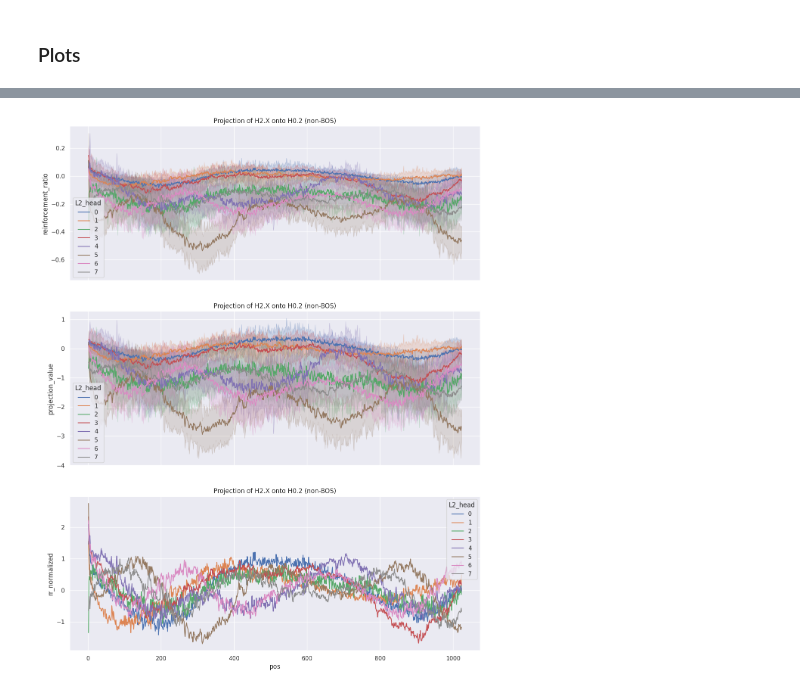
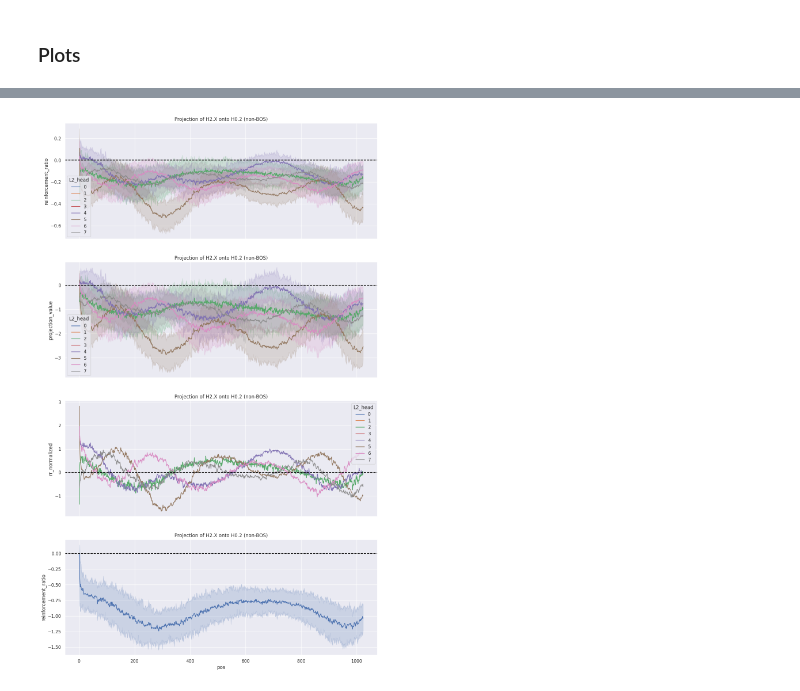
Before and after one commit to canrager/cleanup_nodes, a Jupyter notebook: notebooks/004-decompose-bos-nonbos.ipynb, the cells around one changed output, grey strips where cells are left out. Drawn from its saved outputs; the diff is of its cells as text; code cells hidden in the pictures.

```diff
--- a/notebooks/004-decompose-bos-nonbos.ipynb
+++ b/notebooks/004-decompose-bos-nonbos.ipynb
@@ -269,12 +271,12 @@ df
 # %% [markdown]
 ### Plots
 # %%
-fig, ax = plt.subplots(3, 1, figsize=(14, 18), sharex=True)
+fig, ax = plt.subplots(4, 1, figsize=(14, 4*6), sharex=True)
 
 # Filter dataframe to plot
 decomposition = "BOS-only"
-heads_to_include = [0,1,2,3,4,5,6,7]
-# heads_to_include = [2,3,4,5,6,7]
+# heads_to_include = [0,1,2,3,4,5,6,7]
+heads_to_include = [2,4,5,6,7]
 
 filtered_df = (
     df.query("L2_head in @heads_to_include")
@@ -312,5 +314,19 @@ sns.lineplot(
     errorbar=None,
     ax=ax[2],
 )
-ax[2].set_title(f"Projection of H2.X onto H0.2 ({decomposition})");
+ax[2].set_title(f"Projection of H2.X onto H0.2 ({decomposition})")
+
+# Subplot 4
+sns.lineplot(
+    data=filtered_df.groupby(["batch", "pos"]).sum().reset_index(),  # sum over heads
+    x="pos",
+    y="reinforcement_ratio",
+    errorbar=("pi", 75),
+    ax=ax[3],
+)
+ax[3].set_title(f"Projection of sum(H2.X) onto H0.2 ({decomposition})")
+
+# Add zero hlines
+for i in range(4):
+    ax[i].axhline(0, color="black", linestyle="--")
 # %% [output]
@@ -318,10 +334,10 @@ ax[2].set_title(f"Projection of H2.X onto H0.2 ({decomposition})");
 # %%
-fig, ax = plt.subplots(3, 1, figsize=(14, 18), sharex=True)
+fig, ax = plt.subplots(4, 1, figsize=(14, 4*6), sharex=True)
 
 # Filter dataframe to plot
 decomposition = "non-BOS"
-heads_to_include = [0,1,2,3,4,5,6,7]
-# heads_to_include = [2,3,4,5,6,7]
+# heads_to_include = [0,1,2,3,4,5,6,7]
+heads_to_include = [2,4,5,6,7]
 
 filtered_df = (
     df.query("L2_head in @heads_to_include")
@@ -333,32 +349,46 @@ sns.lineplot(
     data=filtered_df,
     x="pos",
     y="reinforcement_ratio",
     hue="L2_head",
     errorbar=("pi", 75),
     ax=ax[0],
 )
 ax[0].set_title(f"Projection of H2.X onto H0.2 ({decomposition})")
 
 # Subplot 2
 sns.lineplot(
     data=filtered_df,
     x="pos",
     y="projection_value",
     hue="L2_head",
     errorbar=("pi", 75),
     ax=ax[1],
 )
 ax[1].set_title(f"Projection of H2.X onto H0.2 ({decomposition})")
 
 # Subplot 3
 sns.lineplot(
     data=filtered_df,
     x="pos",
     y="rr_normalized",
     hue="L2_head",
     errorbar=None,
     ax=ax[2],
 )
-ax[2].set_title(f"Projection of H2.X onto H0.2 ({decomposition})");
+ax[2].set_title(f"Projection of H2.X onto H0.2 ({decomposition})")
+
+# Subplot 4
+sns.lineplot(
+    data=filtered_df.groupby(["batch", "pos"]).sum().reset_index(),  # sum over heads
+    x="pos",
+    y="reinforcement_ratio",
+    errorbar=("pi", 75),
+    ax=ax[3],
+)
+ax[3].set_title(f"Projection of sum(H2.X) onto H0.2 ({decomposition})")
+
+# Add zero hlines
+for i in range(4):
+    ax[i].axhline(0, color="black", linestyle="--")
 # %% [output]
-[figure, old version]
+[figure, new version]
```
Also changed, not shown: parts of 10 cells of this notebook.
